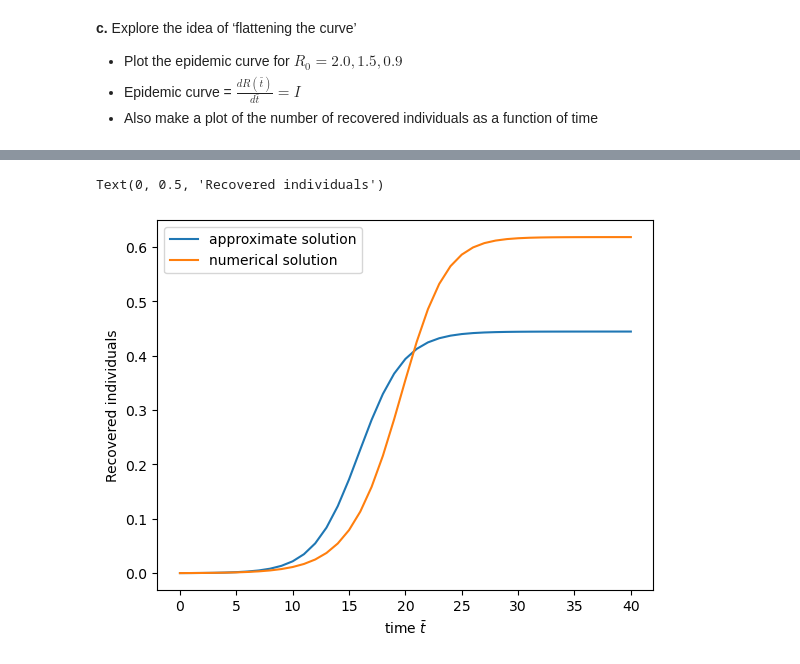
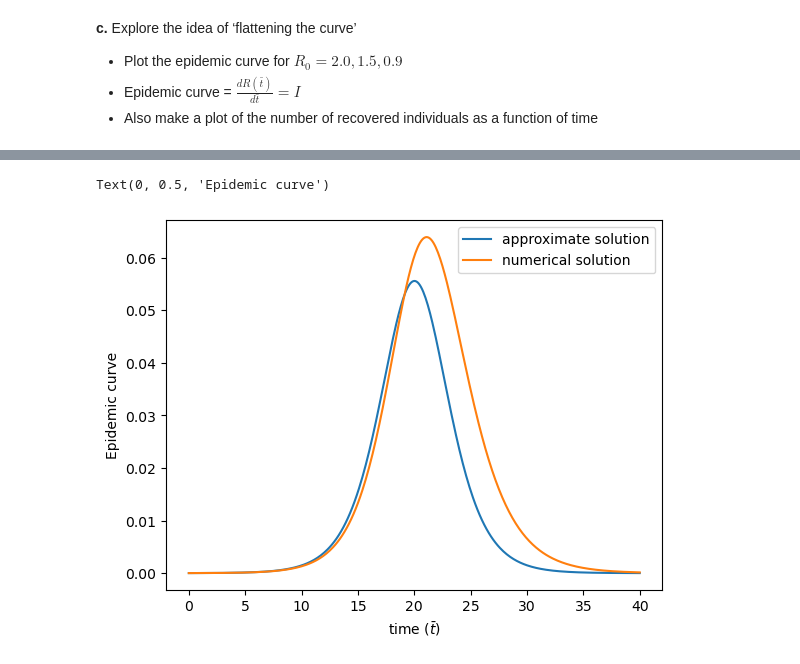
Before and after one commit to helen-5808/QBIO110, a Jupyter notebook: PS1/ps1.ipynb, the cells around one changed output, grey strips where cells are left out. Saved outputs shown, nothing was run; the diff lists cells and outputs as text; code cells hidden in the pictures.

```diff
--- a/PS1/ps1.ipynb
+++ b/PS1/ps1.ipynb
@@ -42,9 +42,11 @@ for trajectory in trajectories:
         dimer_points: np.ndarray = np.empty(len(lines), dtype=int)
         for i, line in enumerate(lines):
             time_points[i], _, dimer_points[i] = line.split(" ")
-        plt.plot(time_points, dimer_points, ".", label=trajectory.gB, color=trajectory.color)
+        plt.plot(time_points, dimer_points, ".", label="gB = " + str(trajectory.gB), color=trajectory.color)
 
 plt.ticklabel_format(style='plain')
 plt.semilogx()
 plt.legend()
+plt.xlabel("time (nondimensionalized units)")
+plt.ylabel("dimer units in partial capsid")
 # %% [output]
@@ -218,59 +201,43 @@ $$ \theta = \text{tanh}^{-1}\left[\frac{1}{\alpha}\left(S(0)R_0-1\right)\right]
 # %%
-
-import numpy as np
-import matplotlib.pyplot as plt
-
 def plot_approximate(R0_var: float, S_init: float, I_init: float, R_init: float, total_time: float) -> None:
-    GAMMA: float = 1.0 # TODO figure out what this is
     ALPHA: float = ((S_init*R0_var-1)**2+2*S_init*I_init*(R0_var**2))**0.5
     THETA: float = np.arctanh((1/ALPHA)*(S_init*R0_var-1))
 
-    R_var: float = R_init
-    delta_time: float = 1
+    delta_time: float = 0.1
     t: float = 0.0
 
-    # Set arrays to store the data at each time step
     num_time_steps: int = int(total_time/delta_time) + 1
-    R_array: np.ndarray = np.zeros(num_time_steps)
+    I_array: np.ndarray = np.zeros(num_time_steps)
     time_array: np.ndarray = np.zeros(num_time_steps)
 
-    # Loop over each time increment
     for i in range(num_time_steps):
 
-        # Add the current numbers to our storage arrays.
-        R_array[i] = R_var
+        I_array[i] = (ALPHA**2)/(2*S_init*(R0_var**2))*(1-(np.tanh(0.5*ALPHA*t-THETA))**2)
         time_array[i] = t
 
-        # Calculate the change in each variable over the delta_time
-        delta_R = (GAMMA*(ALPHA**2))/(2*S_init*(R0_var**2))*(1-(np.tanh(0.5*ALPHA*t-THETA))**2)
-
-        # Update the variables according to the change
-        R_var += delta_R*delta_time
-
-        # Increment time
         t += delta_time
 
-    plt.plot(time_array, R_array, label="approximate solution")
+    plt.plot(time_array, I_array, label="approximate solution")
 
 
 def plot_numerical(R0_var: float, S_init: float, I_init: float, R_init: float, ticks: int) -> None:
-    curve_data: dict[str:np.ndarray] = simulate(R0_var, S_init, I_init, R_init, ticks)
-    plt.plot(curve_data["time_array"], curve_data["E_array"], label="numerical solution")
+    curve_data: dict[str:np.ndarray] = simulate_SIR(R0_var, S_init, I_init, R_init, ticks)
+    plt.plot(curve_data["time_array"], curve_data["I_array"], label="numerical solution")
 
 
-R0_var: int = 1.5 # basic reproductive ratio
-I_init: float = 0.0001
+R0_var: int = 1.5
+I_init: float = 0.00001
 S_init: float = 1.0 - I_init
 R_init: float = 0.0
 total_time: float = 40.0
 plot_approximate(R0_var, S_init, I_init, R_init, total_time)
 plot_numerical(R0_var, S_init, I_init, R_init, total_time)
 plt.legend()
-plt.xlabel("time $\\bar{t}$")
-plt.ylabel("Recovered individuals")
+plt.xlabel("time $(\\bar{t})$")
+plt.ylabel("Epidemic curve")
 # %% [output]
-Text(0, 0.5, 'Recovered individuals')
+Text(0, 0.5, 'Epidemic curve')
-[figure, old version]
+[figure, new version]
 # %% [markdown]
 ## 3. Effects of quarantining
 **a.**  Show that if we define a dimensionless time, $\bar{t} = \gamma t$, the equations can be written in a simpler form:
```
Also changed, not shown: parts of 8 cells of this notebook.
